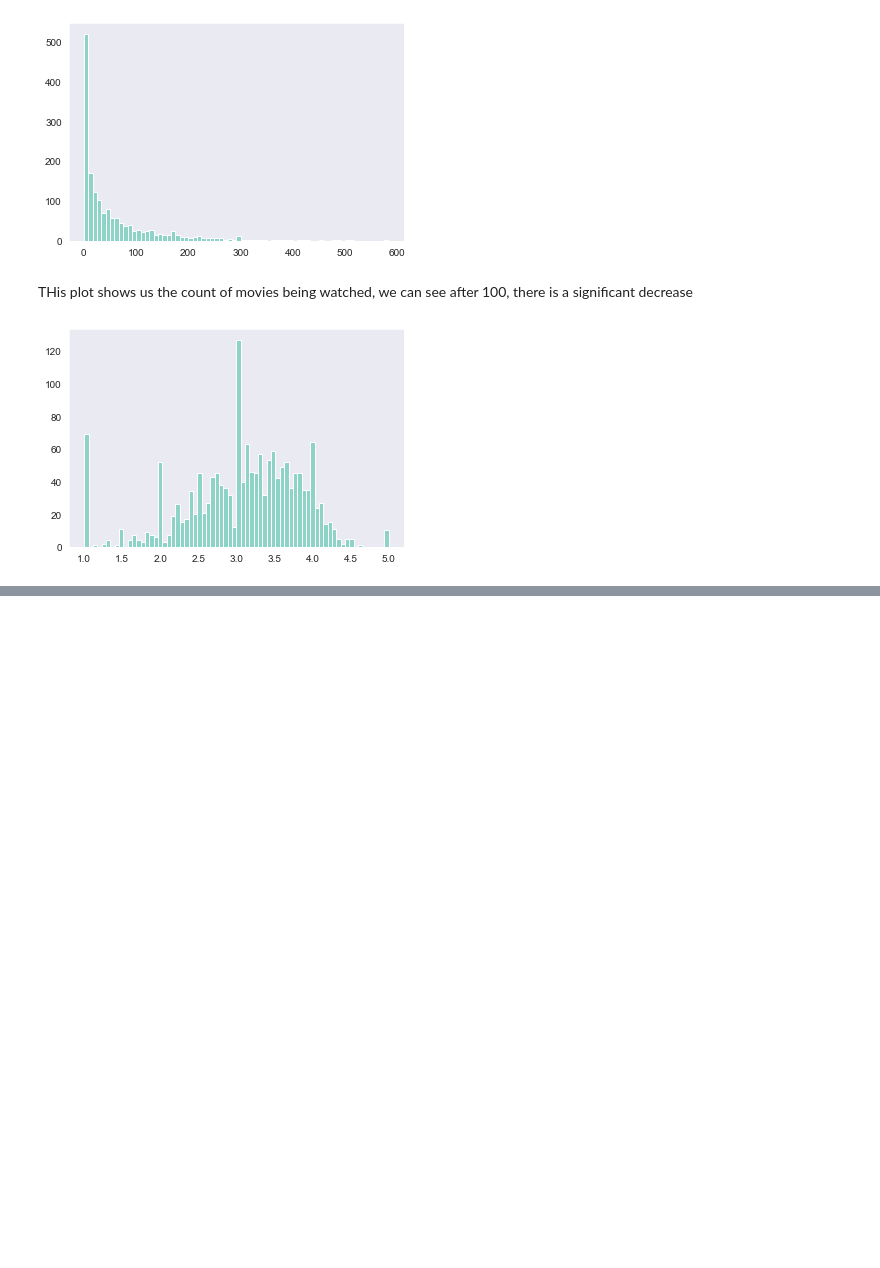
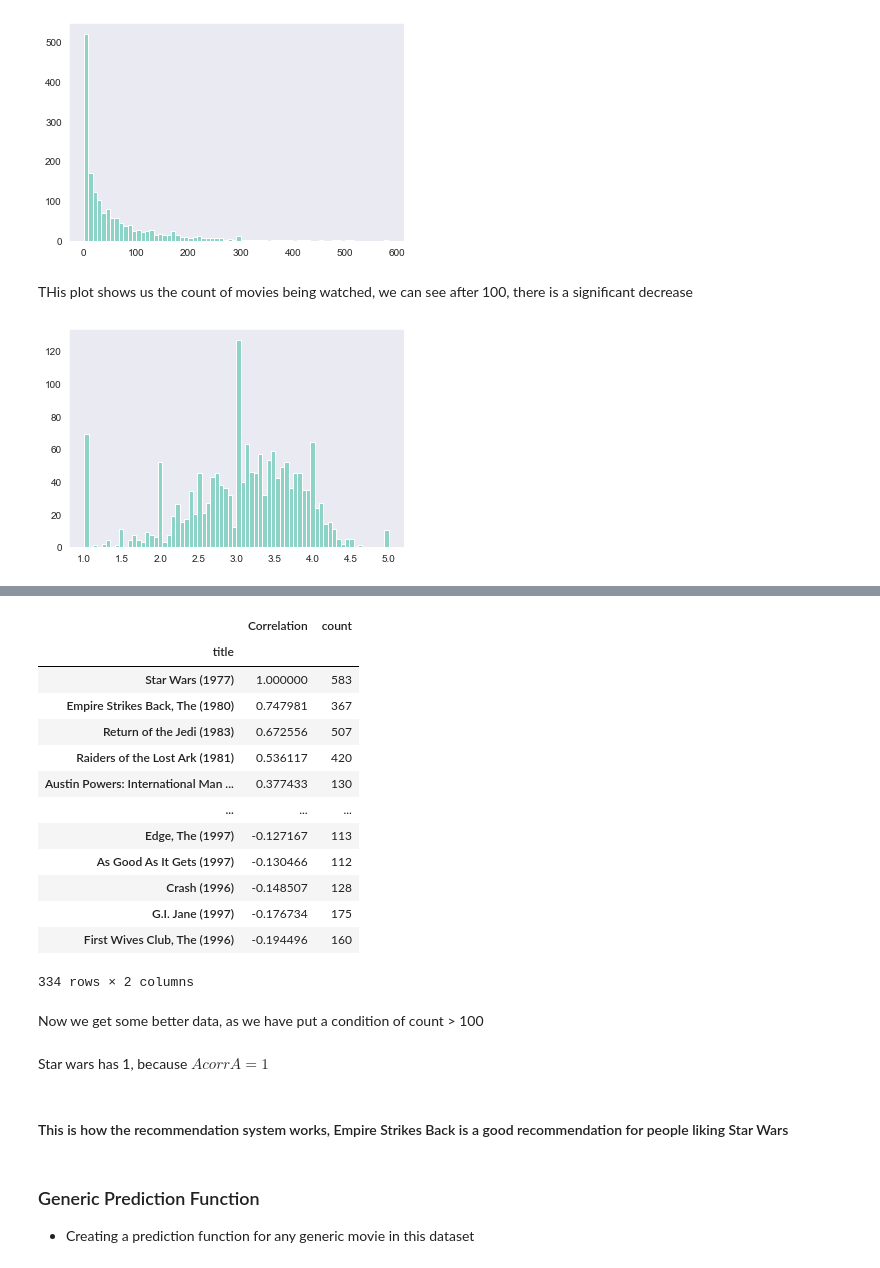
Before and after one commit to utkarshgupta2504/Data-Science, a Jupyter notebook: Movie Recommendation System/movieRecommendation.ipynb, the cells around one changed output, grey strips where cells are left out. Drawn from its saved outputs; the diff is of its cells as text; code cells hidden in the pictures; blank space fills up the shorter version.

```diff
--- a/Movie Recommendation System/movieRecommendation.ipynb
+++ b/Movie Recommendation System/movieRecommendation.ipynb
@@ -248,0 +277,3 @@ sns.jointplot(x='rating', y="count", data=mean_ratings, alpha=0.5)
+# %%
+similar_to_starwars = movie_matrix.corrwith(star_wars_ratings)
+similar_to_starwars.head()
@@ -248,0 +290,3 @@ sns.jointplot(x='rating', y="count", data=mean_ratings, alpha=0.5)
+# %%
+corr_starwars = pd.DataFrame(similar_to_starwars, columns=["Correlation"])
+corr_starwars.head()
@@ -248,0 +301,3 @@ sns.jointplot(x='rating', y="count", data=mean_ratings, alpha=0.5)
+# %%
+# To remove null values
+corr_starwars.dropna(inplace=True)
@@ -248,0 +342,3 @@ sns.jointplot(x='rating', y="count", data=mean_ratings, alpha=0.5)
+# %%
+corr_starwars = corr_starwars.join(mean_ratings["count"])
+corr_starwars.head()
@@ -248,0 +370,26 @@ sns.jointplot(x='rating', y="count", data=mean_ratings, alpha=0.5)
+# %%
+corr_starwars[corr_starwars['count'] > 100].sort_values("Correlation", ascending=False)
+# %% [output]
+|  | Correlation | count |
+| title |  |  |
+| Star Wars (1977) | 1.000000 | 583 |
+| Empire Strikes Back, The (1980) | 0.747981 | 367 |
+| Return of the Jedi (1983) | 0.672556 | 507 |
+| Raiders of the Lost Ark (1981) | 0.536117 | 420 |
+| Austin Powers: International Man ... | 0.377433 | 130 |
+| ... | ... | ... |
+| Edge, The (1997) | -0.127167 | 113 |
+| As Good As It Gets (1997) | -0.130466 | 112 |
+| Crash (1996) | -0.148507 | 128 |
+| G.I. Jane (1997) | -0.176734 | 175 |
+| First Wives Club, The (1996) | -0.194496 | 160 |
+334 rows × 2 columns
+# %% [markdown]
+Now we get some better data, as we have put a condition of count > 100
+# %% [markdown]
+Star wars has 1, because $A corr  A = 1$
+# %% [markdown]
+#### This is how the recommendation system works, Empire Strikes Back is a good recommendation for people liking Star Wars
+# %% [markdown]
+### Generic Prediction Function
+- Creating a prediction function for any generic movie in this dataset
```
Also changed, not shown: parts of 16 cells of this notebook.
